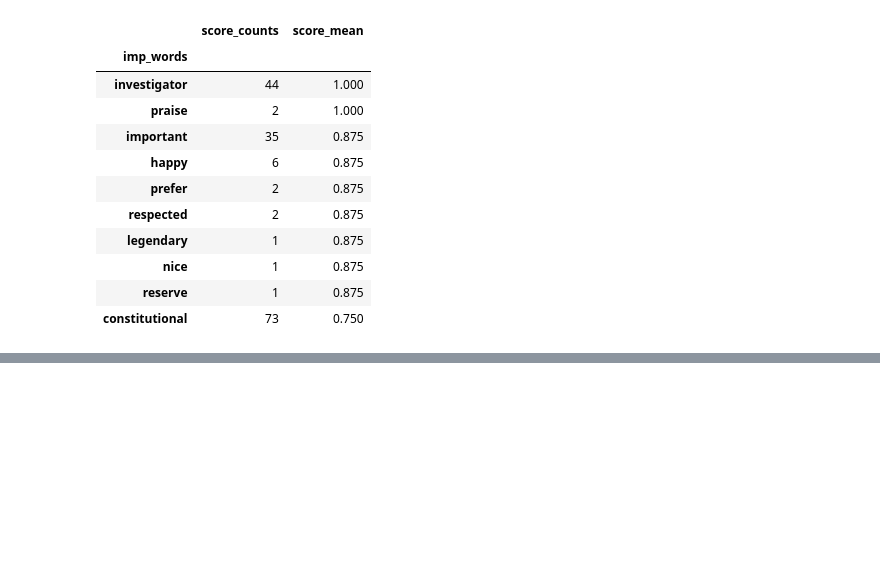
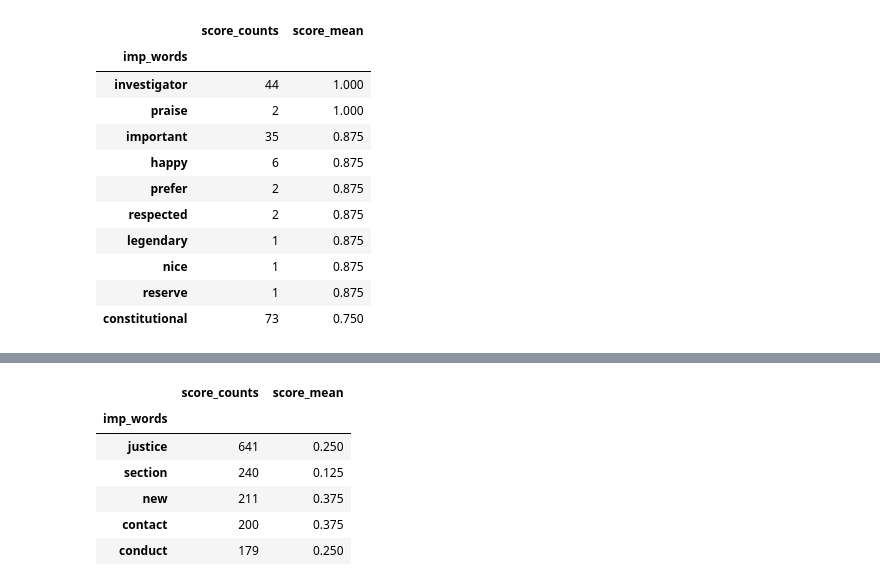
Before and after one commit to Gabya06/mueller, a Jupyter notebook: MuellerReportAnalysis.ipynb, the cells around one changed output, grey strips where cells are left out. Cells and saved outputs as stored; diff of their text form; code cells hidden in the pictures; blank space fills up the shorter version.

```diff
--- a/MuellerReportAnalysis.ipynb
+++ b/MuellerReportAnalysis.ipynb
@@ -395,0 +405,10 @@ is deprecated and will be removed in a future version [ipykernel_launcher.py:2]
+# %%
+word_stats.sort_values('score_counts', ascending=False).head()
+# %% [output]
+|  | score_counts | score_mean |
+| imp_words |  |  |
+| justice | 641 | 0.250 |
+| section | 240 | 0.125 |
+| new | 211 | 0.375 |
+| contact | 200 | 0.375 |
+| conduct | 179 | 0.250 |
```
Also changed, not shown: parts of 5 cells of this notebook.
